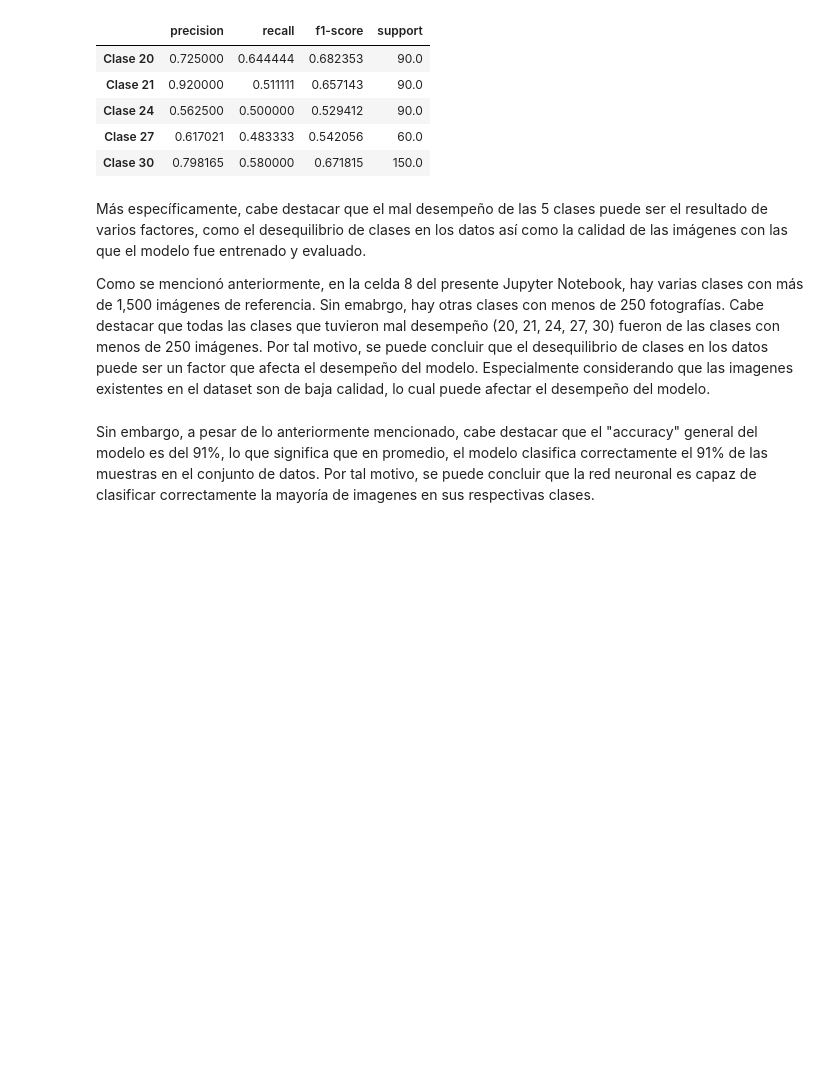
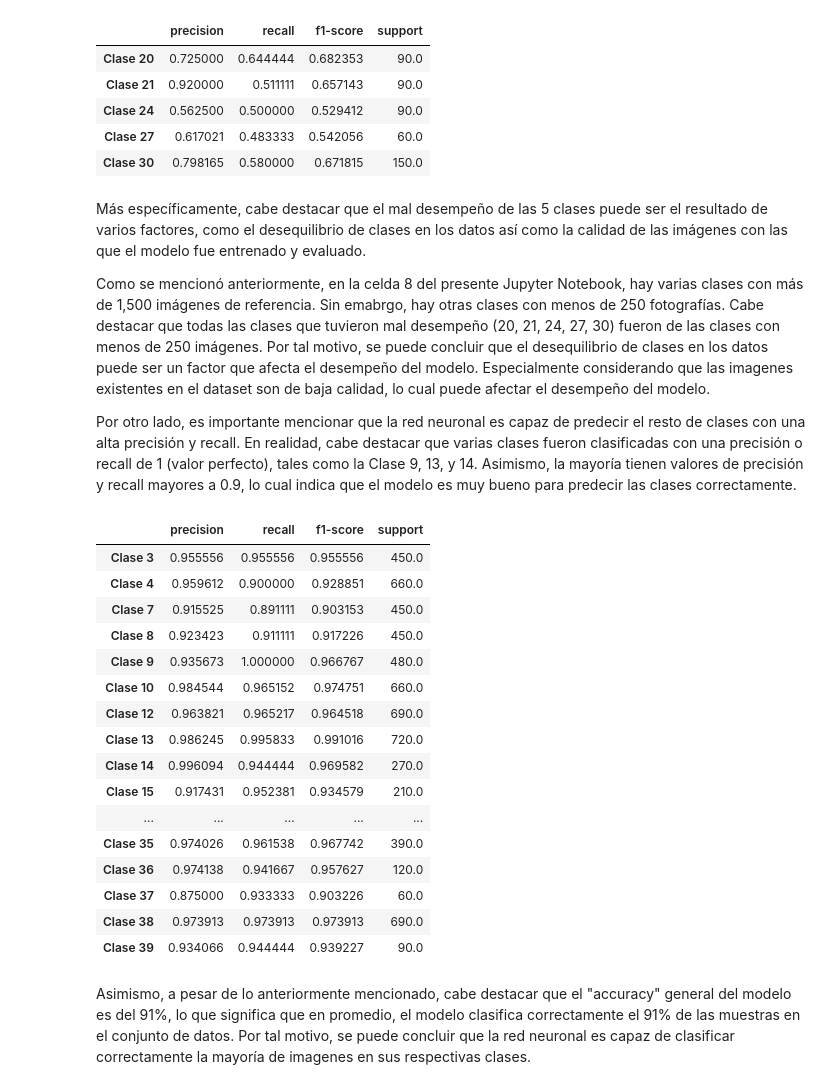
Before and after one commit to stefanoaragoni/lab2_datascience, a Jupyter notebook: lab2.ipynb, the cells around one changed output. Drawn from its saved outputs; the diff is of its cells as text; code cells hidden in the pictures; blank space fills up the shorter version.

```diff
--- a/lab2.ipynb
+++ b/lab2.ipynb
@@ -580,5 +580,29 @@ report_df2
 Más específicamente, cabe destacar que el mal desempeño de las 5 clases puede ser el resultado de varios factores, como el desequilibrio de clases en los datos así como la calidad de las imágenes con las que el modelo fue entrenado y evaluado.
 
 Como se mencionó anteriormente, en la celda 8 del presente Jupyter Notebook, hay varias clases con más de 1,500 imágenes de referencia. Sin emabrgo, hay otras clases con menos de 250 fotografías. Cabe destacar que todas las clases que tuvieron mal desempeño (20, 21, 24, 27, 30) fueron de las clases con menos de 250 imágenes. Por tal motivo, se puede concluir que el desequilibrio de clases en los datos puede ser un factor que afecta el desempeño del modelo. Especialmente considerando que las imagenes existentes en el dataset son de baja calidad, lo cual puede afectar el desempeño del modelo.
+
+Por otro lado, es importante mencionar que la red neuronal es capaz de predecir el resto de clases con una alta precisión y recall. En realidad, cabe destacar que varias clases fueron clasificadas con una precisión o recall de 1 (valor perfecto), tales como la Clase 9, 13, y 14. Asimismo, la mayoría tienen valores de precisión y recall mayores a 0.9, lo cual indica que el modelo es muy bueno para predecir las clases correctamente.
+# %%
+# Filtrar clase que tenga f1-score mayor a 0.9
+report_df3 = report_df[report_df['f1-score'] > 0.90]
+report_df3
+# %% [output]
+|  | precision | recall | f1-score | support |
+| Clase 3 | 0.955556 | 0.955556 | 0.955556 | 450.0 |
+| Clase 4 | 0.959612 | 0.900000 | 0.928851 | 660.0 |
+| Clase 7 | 0.915525 | 0.891111 | 0.903153 | 450.0 |
+| Clase 8 | 0.923423 | 0.911111 | 0.917226 | 450.0 |
+| Clase 9 | 0.935673 | 1.000000 | 0.966767 | 480.0 |
+| Clase 10 | 0.984544 | 0.965152 | 0.974751 | 660.0 |
+| Clase 12 | 0.963821 | 0.965217 | 0.964518 | 690.0 |
+| Clase 13 | 0.986245 | 0.995833 | 0.991016 | 720.0 |
+| Clase 14 | 0.996094 | 0.944444 | 0.969582 | 270.0 |
+| Clase 15 | 0.917431 | 0.952381 | 0.934579 | 210.0 |
+| ... | ... | ... | ... | ... |
+| Clase 35 | 0.974026 | 0.961538 | 0.967742 | 390.0 |
+| Clase 36 | 0.974138 | 0.941667 | 0.957627 | 120.0 |
+| Clase 37 | 0.875000 | 0.933333 | 0.903226 | 60.0 |
+| Clase 38 | 0.973913 | 0.973913 | 0.973913 | 690.0 |
+| Clase 39 | 0.934066 | 0.944444 | 0.939227 | 90.0 |
 # %% [markdown]
-Sin embargo, a pesar de lo anteriormente mencionado, cabe destacar que el "accuracy" general del modelo es del 91%, lo que significa que en promedio, el modelo clasifica correctamente el 91% de las muestras en el conjunto de datos. Por tal motivo, se puede concluir que la red neuronal es capaz de clasificar correctamente la mayoría de imagenes en sus respectivas clases.
+Asimismo, a pesar de lo anteriormente mencionado, cabe destacar que el "accuracy" general del modelo es del 91%, lo que significa que en promedio, el modelo clasifica correctamente el 91% de las muestras en el conjunto de datos. Por tal motivo, se puede concluir que la red neuronal es capaz de clasificar correctamente la mayoría de imagenes en sus respectivas clases.
```
Also changed, not shown: parts of 1 cell of this notebook.
